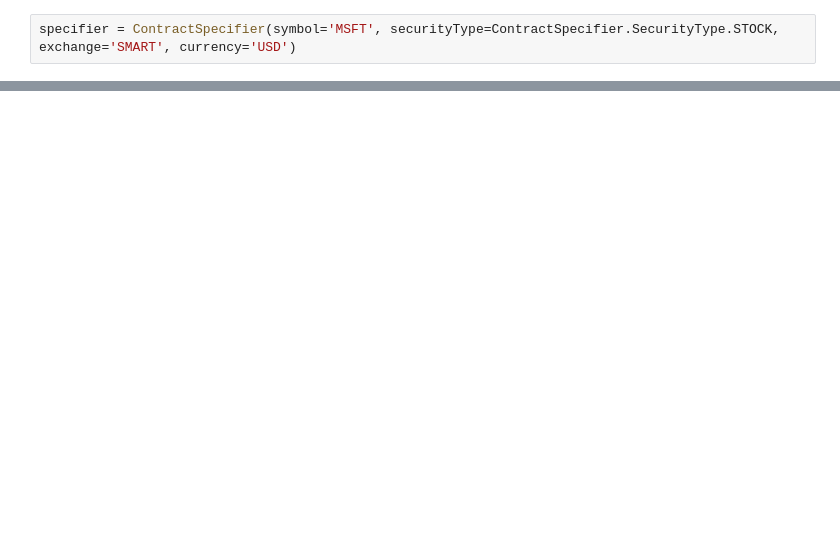
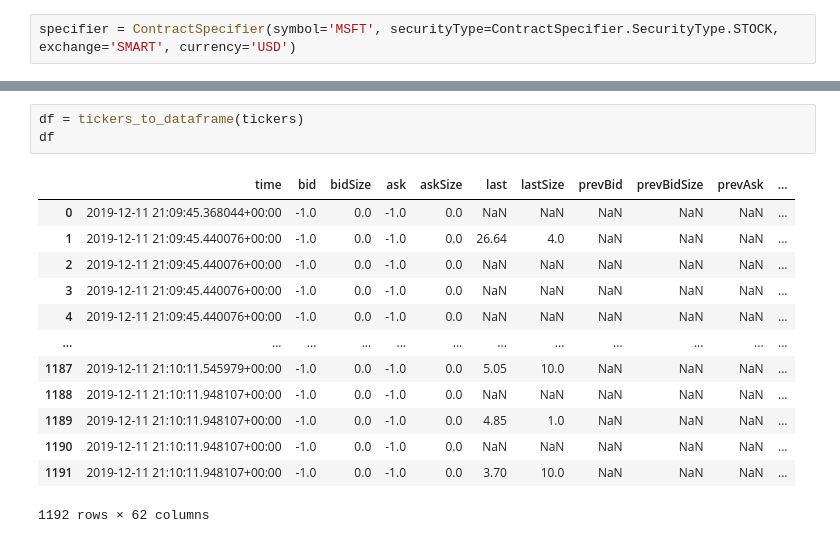
Before and after one commit to antequant/blotter, a Jupyter notebook: notebooks/Options fetch.ipynb, the cells around one changed output, grey strips where cells are left out. Saved outputs shown, nothing was run; the diff lists cells and outputs as text; blank space fills up the shorter version.

Commit message:
Ticker -> DataFrame conversion function

```diff
--- a/notebooks/Options fetch.ipynb
+++ b/notebooks/Options fetch.ipynb
@@ -70,0 +54,17 @@ df
+# %%
+df = tickers_to_dataframe(tickers)
+df
+# %% [output]
+|  | time | bid | bidSize | ask | askSize | last | lastSize | prevBid | prevBidSize | prevAsk | ... |
+| 0 | 2019-12-11 21:09:45.368044+00:00 | -1.0 | 0.0 | -1.0 | 0.0 | NaN | NaN | NaN | NaN | NaN | ... |
+| 1 | 2019-12-11 21:09:45.440076+00:00 | -1.0 | 0.0 | -1.0 | 0.0 | 26.64 | 4.0 | NaN | NaN | NaN | ... |
+| 2 | 2019-12-11 21:09:45.440076+00:00 | -1.0 | 0.0 | -1.0 | 0.0 | NaN | NaN | NaN | NaN | NaN | ... |
+| 3 | 2019-12-11 21:09:45.440076+00:00 | -1.0 | 0.0 | -1.0 | 0.0 | NaN | NaN | NaN | NaN | NaN | ... |
+| 4 | 2019-12-11 21:09:45.440076+00:00 | -1.0 | 0.0 | -1.0 | 0.0 | NaN | NaN | NaN | NaN | NaN | ... |
+| ... | ... | ... | ... | ... | ... | ... | ... | ... | ... | ... | ... |
+| 1187 | 2019-12-11 21:10:11.545979+00:00 | -1.0 | 0.0 | -1.0 | 0.0 | 5.05 | 10.0 | NaN | NaN | NaN | ... |
+| 1188 | 2019-12-11 21:10:11.948107+00:00 | -1.0 | 0.0 | -1.0 | 0.0 | NaN | NaN | NaN | NaN | NaN | ... |
+| 1189 | 2019-12-11 21:10:11.948107+00:00 | -1.0 | 0.0 | -1.0 | 0.0 | 4.85 | 1.0 | NaN | NaN | NaN | ... |
+| 1190 | 2019-12-11 21:10:11.948107+00:00 | -1.0 | 0.0 | -1.0 | 0.0 | NaN | NaN | NaN | NaN | NaN | ... |
+| 1191 | 2019-12-11 21:10:11.948107+00:00 | -1.0 | 0.0 | -1.0 | 0.0 | 3.70 | 10.0 | NaN | NaN | NaN | ... |
+1192 rows × 62 columns
```
Also changed, not shown: parts of 4 cells of this notebook, 1 other file.
